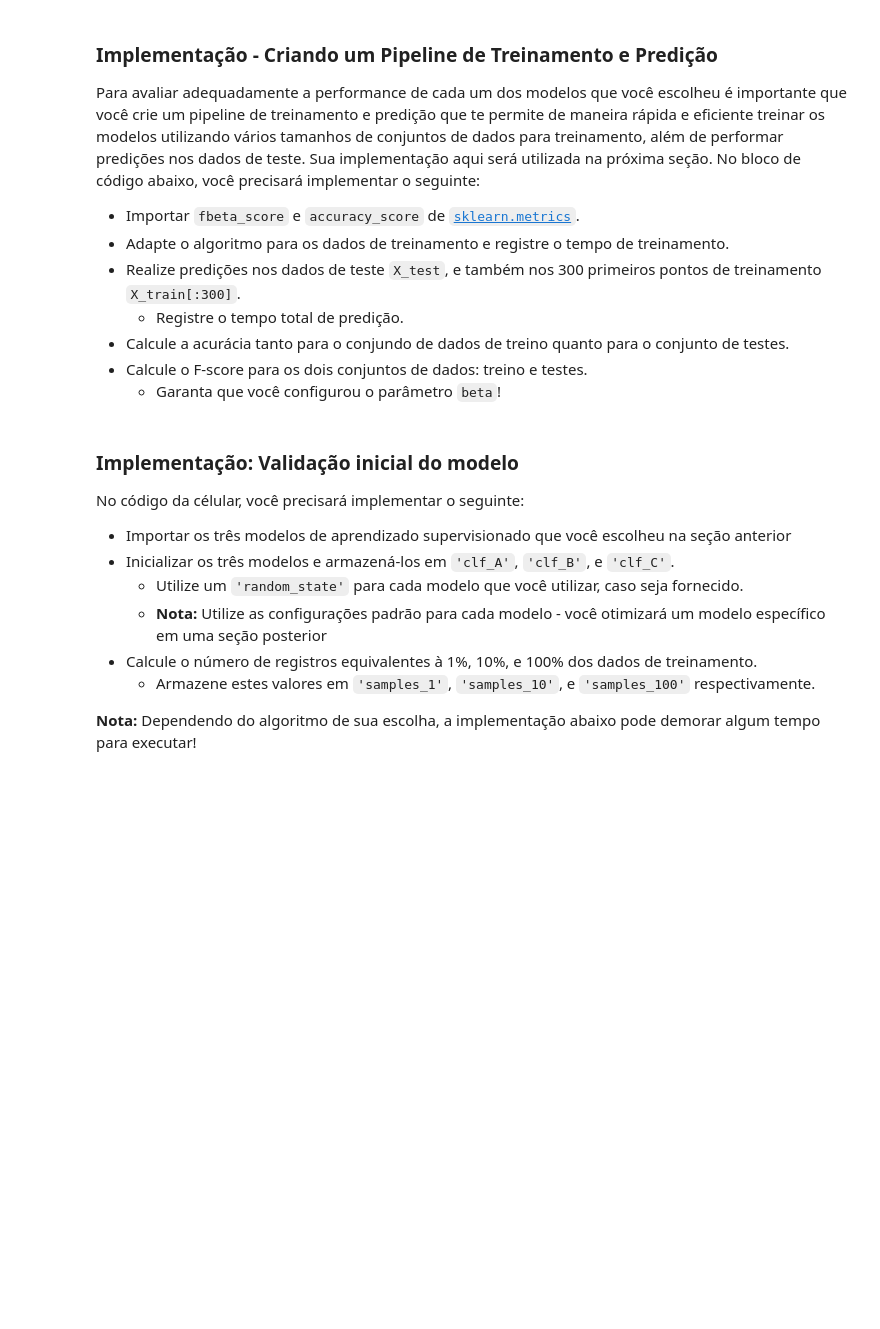
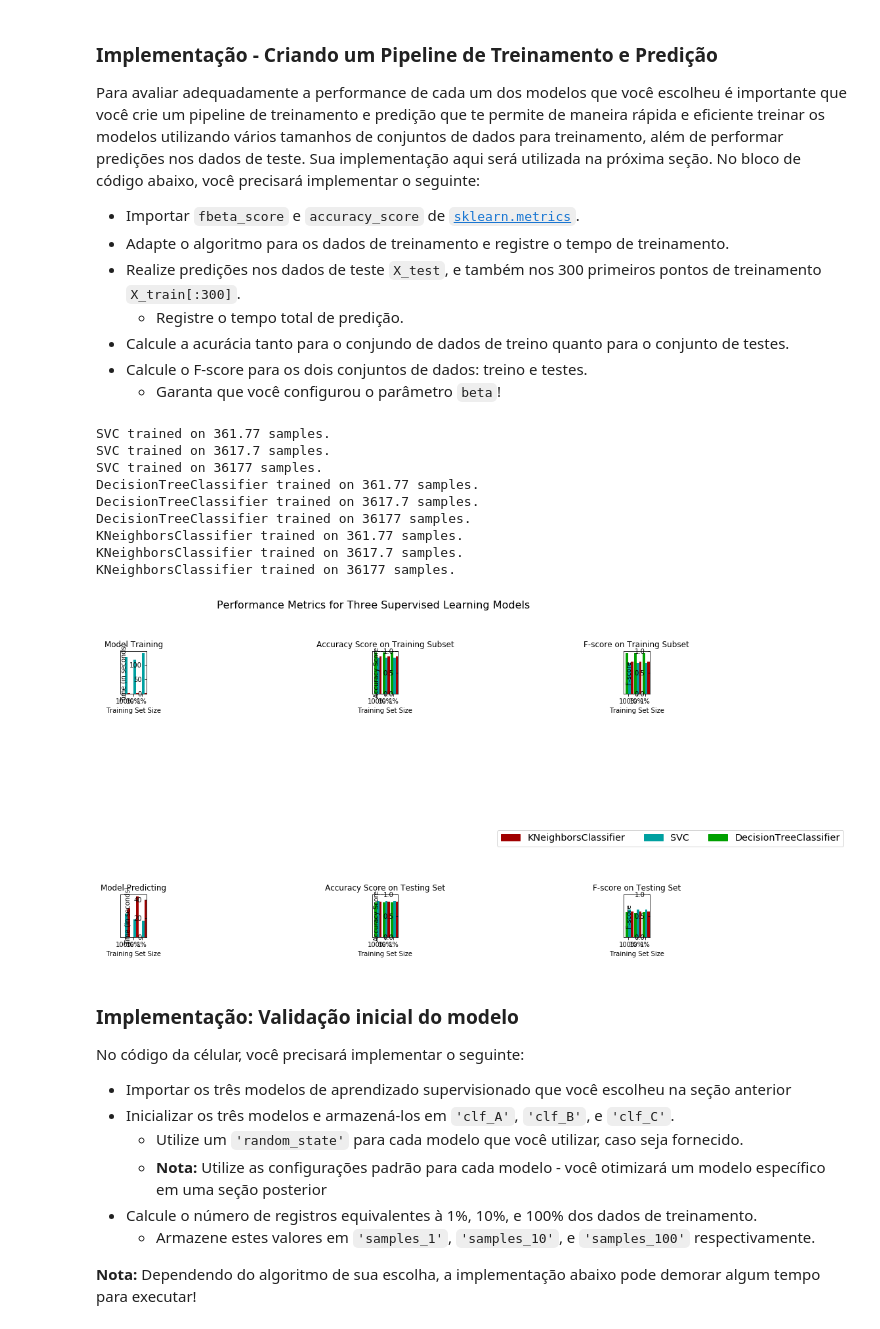
Before and after one commit to paulorec/income-predictor, a Jupyter notebook: finding_donors_PT.ipynb, the cells around one changed output. Cells and saved outputs as stored; diff of their text form; code cells hidden in the pictures; blank space fills up the shorter version.

Commit message:
tuning model

```diff
--- a/finding_donors_PT.ipynb
+++ b/finding_donors_PT.ipynb
@@ -300,6 +300,7 @@ Para avaliar adequadamente a performance de cada um dos modelos que você escolh
 # %%
 from sklearn.metrics import accuracy_score
 from sklearn.metrics import fbeta_score
+from sklearn import svm
 def train_predict(learner, sample_size, X_train, y_train, X_test, y_test):
     '''
     inputs:
@@ -322,33 +323,69 @@ def train_predict(learner, sample_size, X_train, y_train, X_test, y_test):
     # TODO: Calculate the training time
     results['train_time'] = end - start
 
     # TODO: Get the predictions on the test set(X_test),
     #       then get predictions on the first 300 training samples(X_train) using .predict()
     start = time() # Get start time
     predictions_test = learner.predict(X_test)[:300]
     predictions_train = learner.predict(X_train[:300])
     end = time() # Get end time
 
     # TODO: Calculate the total prediction time
     results['pred_time'] = end - start
 
     # TODO: Compute accuracy on the first 300 training samples which is y_train[:300]
     results['acc_train'] = accuracy_score(y_train[:300],predictions_train)
 
     # TODO: Compute accuracy on test set using accuracy_score()
     results['acc_test'] = accuracy_score(y_test[:300],predictions_test)
 
     # TODO: Compute F-score on the the first 300 training samples using fbeta_score()
     results['f_train'] = fbeta_score(y_train[:300], predictions_train, 0.5)
 
     # TODO: Compute F-score on the test set which is y_test
     results['f_test'] = fbeta_score(y_test[:300], predictions_test, 0.5)
 
     # Success
     print "{} trained on {} samples.".format(learner.__class__.__name__, sample_size)
 
     # Return the results
     return results
+
+# TODO: Inicialize os três modelos
+clf_A = clf_A = svm.SVC()
+clf_B = tree.DecisionTreeClassifier()
+clf_C = KNeighborsClassifier(n_neighbors=3)
+
+# TODO: Calcule o número de amostras para 1%, 10%, e 100% dos dados de treinamento
+# HINT: samples_100 é todo o conjunto de treinamento e.x.: len(y_train)
+# HINT: samples_10 é 10% de samples_100
+# HINT: samples_1 é 1% de samples_100
+samples_100 = len(y_train)
+samples_10 = len(y_train) * 0.1
+samples_1 = len(y_train) * 0.01
+
+# Colete os resultados dos algoritmos de aprendizado
+results = {}
+for clf in [clf_A, clf_B, clf_C]:
+    clf_name = clf.__class__.__name__
+    results[clf_name] = {}
+    for i, samples in enumerate([samples_1, samples_10, samples_100]):
+        results[clf_name][i] = \
+        train_predict(clf, samples, X_train, y_train, X_test, y_test)
+
+# Run metrics visualization for the three supervised learning models chosen
+vs.evaluate(results, accuracy, fscore)
+# %% [output]
+SVC trained on 361.77 samples.
+SVC trained on 3617.7 samples.
+SVC trained on 36177 samples.
+DecisionTreeClassifier trained on 361.77 samples.
+DecisionTreeClassifier trained on 3617.7 samples.
+DecisionTreeClassifier trained on 36177 samples.
+KNeighborsClassifier trained on 361.77 samples.
+KNeighborsClassifier trained on 3617.7 samples.
+KNeighborsClassifier trained on 36177 samples.
+[figure, added]
 # %% [markdown]
 ### Implementação: Validação inicial do modelo
 No código da célular, você precisará implementar o seguinte:
```
Also changed, not shown: parts of 11 cells of this notebook, 1 other file.
